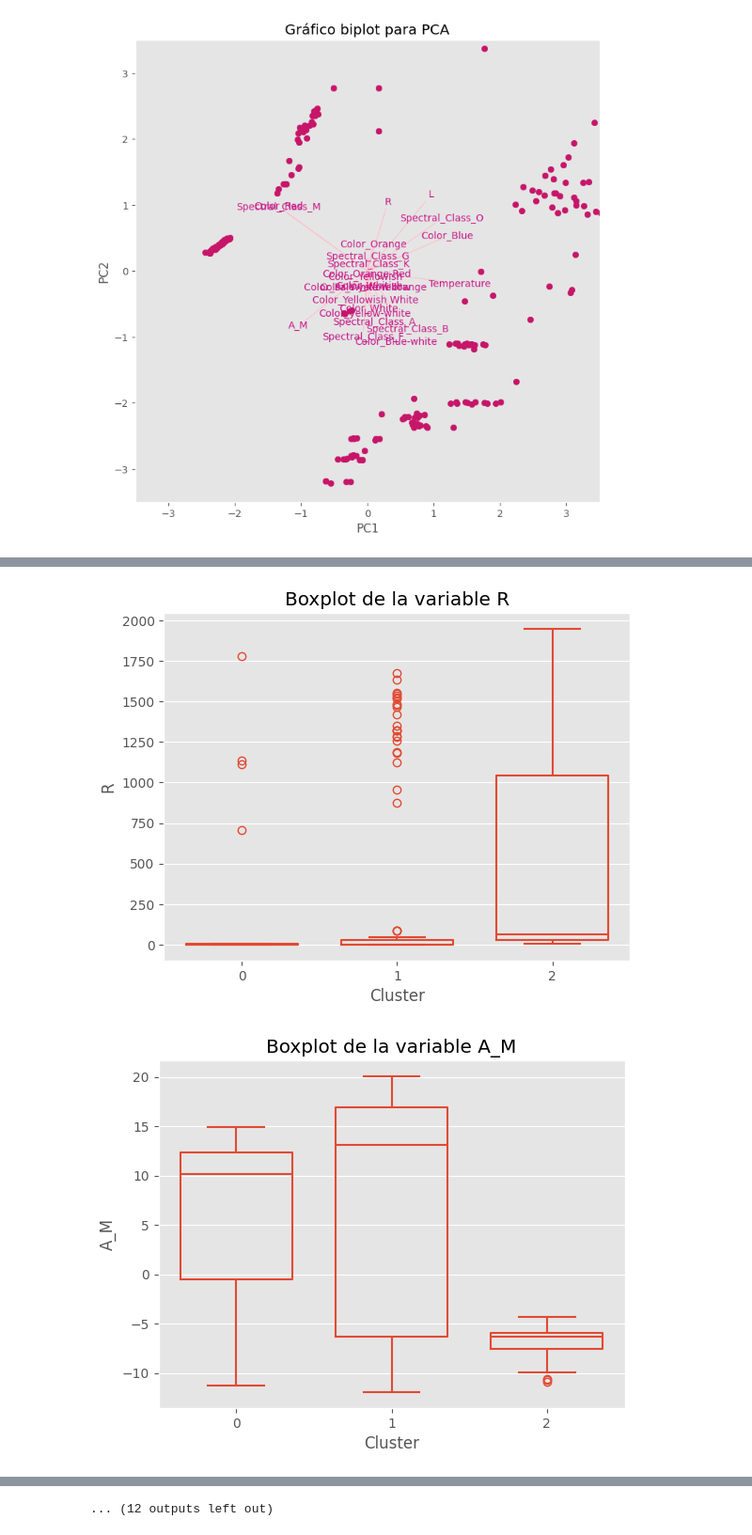
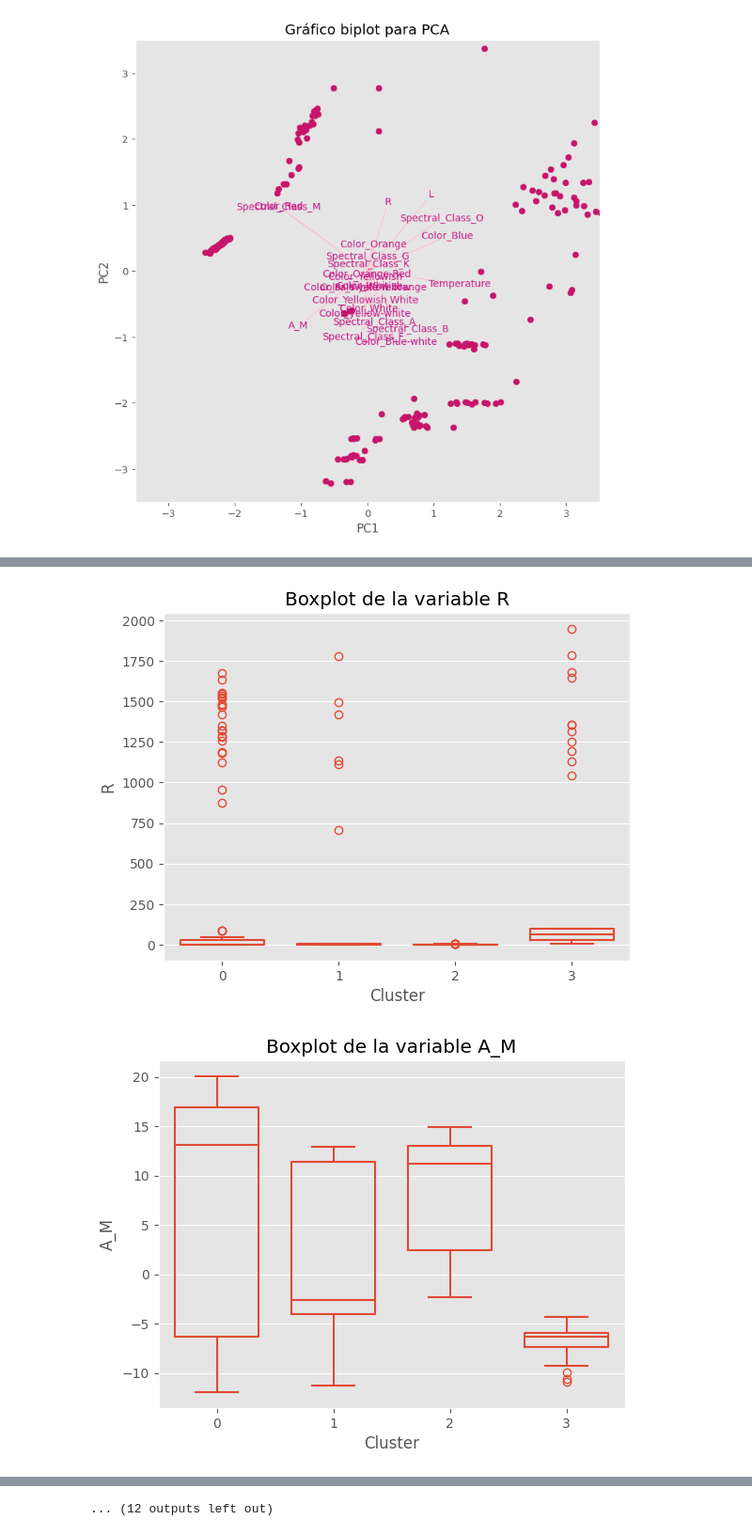
Before and after one commit to NathaliaMoniz/GRUPO09_Practica2, a Jupyter notebook: Practica.ipynb, the cells around one changed output, grey strips where cells are left out. Shown at 94% size. Cells and saved outputs as stored; diff of their text form; code cells hidden in the pictures.

```diff
--- a/Practica.ipynb
+++ b/Practica.ipynb
@@ -733,5 +784,5 @@ plt.show()
 # %%
 # Ejecutar K-Medoids con tus datos X_trans
-modelo_kmedoids = KMedoids(n_clusters=4, random_state=23)
+modelo_kmedoids = KMedoids(n_clusters=4, init='kmedoids++')
 modelo_kmedoids.fit(X=X_trans)
 y_predict = modelo_kmedoids.predict(X=X_trans)
@@ -909,0 +1022,17 @@ plt.show()
+# %%
+n_components = range(1, 15)
+valores_bic = []
+valores_aic = []
+
+for i in n_components:
+    modelo = GaussianMixture(n_components=i, covariance_type="full")
+    modelo = modelo.fit(X_trans)
+    valores_bic.append(modelo.bic(X_trans))
+    valores_aic.append(modelo.aic(X_trans))
+
+fig, ax = plt.subplots(1, 1, figsize=(6, 3.84))
+ax.plot(n_components, valores_bic, label='BIC')
+ax.plot(n_components, valores_aic, label='AIC')
+ax.set_title("Valores BIC y AIC")
+ax.set_xlabel("Número componentes")
+ax.legend()
@@ -1210,12 +1394,12 @@ plt.show()
 # %%
 # Definir una paleta de colores personalizada en tonos de rosa
-custom_palette = sns.color_palette("pink", 3)
+custom_palette = sns.color_palette("pink", 4)
 
 # Crear la figura y los ejes
 fig, ax = plt.subplots(1, figsize=(10, 4))
 
 # Clustering con tu KMeans personalizado
-modelo_kmeans = KMeansP(n_clusters=3).fit(X=X_trans)
+modelo_kmeans = KMeansP(n_clusters=4).fit(X=X_trans)
 y_predict_Kmeans = modelo_kmeans.predict(X=X_trans)
 
 for i in np.unique(y_predict_Kmeans):
@@ -1252,7 +1436,7 @@ for col in columnas:
     plt.show()
 
 # Definir una paleta de colores personalizada en tonos de rosa
-custom_palette = sns.color_palette("pink", 3)
+custom_palette = sns.color_palette("pink", 4)
 
 # Crear la figura y los ejes
 fig, ax = plt.subplots(1, figsize=(10, 4))
@@ -1278,2 +1462,2 @@ plt.show()
-[figure, old version]
+[figure, new version]
-[figure, old version]
+[figure, new version]
```
Also changed, not shown: parts of 45 cells of this notebook.
